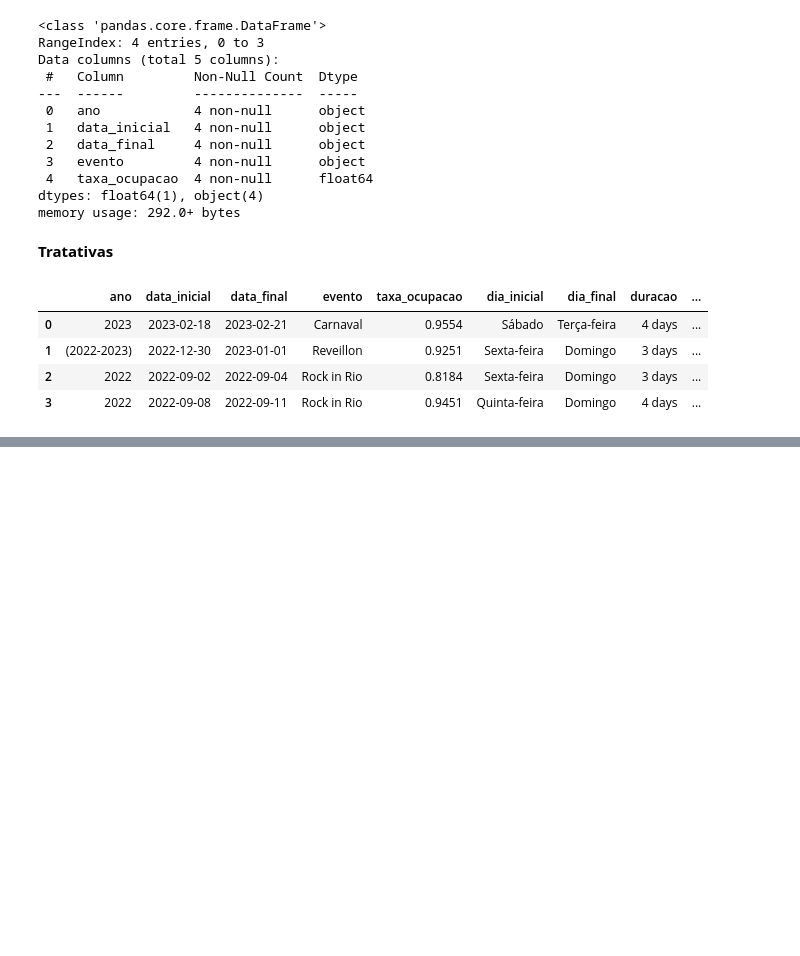
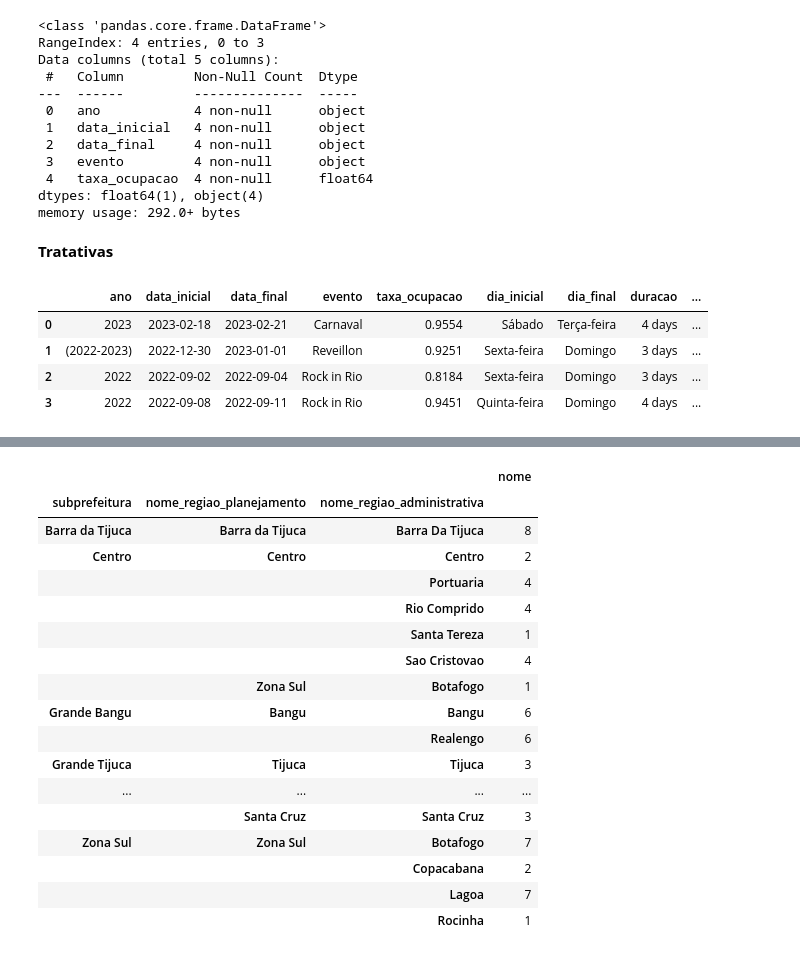
Before and after one commit to DS-Johnny/emd-desafio-junior-data-scientist, a Jupyter notebook: datario_EDAi.ipynb, the cells around one changed output, grey strips where cells are left out. Drawn from its saved outputs; the diff is of its cells as text; code cells hidden in the pictures; blank space fills up the shorter version.

```diff
--- a/datario_EDAi.ipynb
+++ b/datario_EDAi.ipynb
@@ -132,0 +144,2 @@ A taxa de ocupação tem alguma relação com a quantidade de chamados de Pertur
+# %%
+bairro = pd.read_csv('bairro.csv')
@@ -132,0 +262,24 @@ A taxa de ocupação tem alguma relação com a quantidade de chamados de Pertur
+# %%
+#bairro.groupby(['nome_regiao_administrativa', 'nome_regiao_planejamento', 'subprefeitura']).agg({'nome':'count'})
+distribuicao = bairro.groupby(['subprefeitura','nome_regiao_planejamento','nome_regiao_administrativa']).agg({'nome':'count'})
+
+distribuicao
+# %% [output]
+|  |  |  | nome |
+| subprefeitura | nome_regiao_planejamento | nome_regiao_administrativa |  |
+| Barra da Tijuca | Barra da Tijuca | Barra Da Tijuca | 8 |
+| Centro | Centro | Centro | 2 |
+|  |  | Portuaria | 4 |
+|  |  | Rio Comprido | 4 |
+|  |  | Santa Tereza | 1 |
+|  |  | Sao Cristovao | 4 |
+|  | Zona Sul | Botafogo | 1 |
+| Grande Bangu | Bangu | Bangu | 6 |
+|  |  | Realengo | 6 |
+| Grande Tijuca | Tijuca | Tijuca | 3 |
+| ... | ... | ... | ... |
+|  | Santa Cruz | Santa Cruz | 3 |
+| Zona Sul | Zona Sul | Botafogo | 7 |
+|  |  | Copacabana | 2 |
+|  |  | Lagoa | 7 |
+|  |  | Rocinha | 1 |
```
Also changed, not shown: parts of 30 cells of this notebook, 20 other files.
